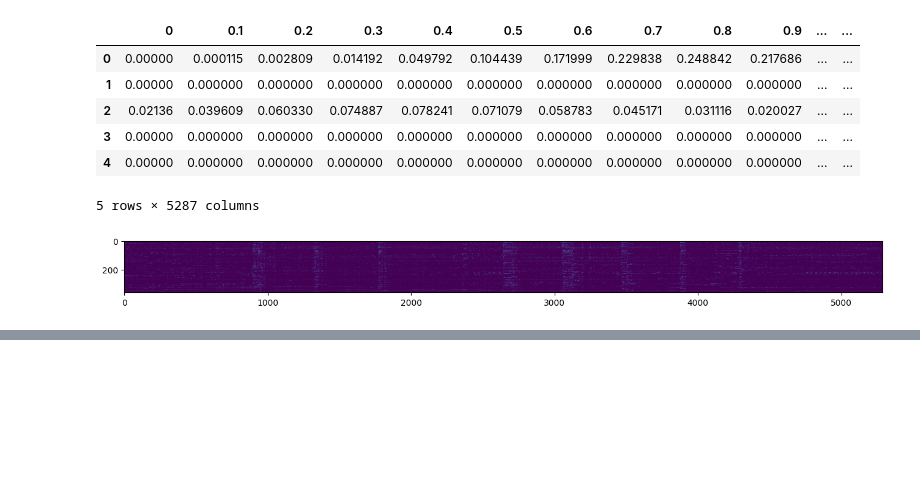
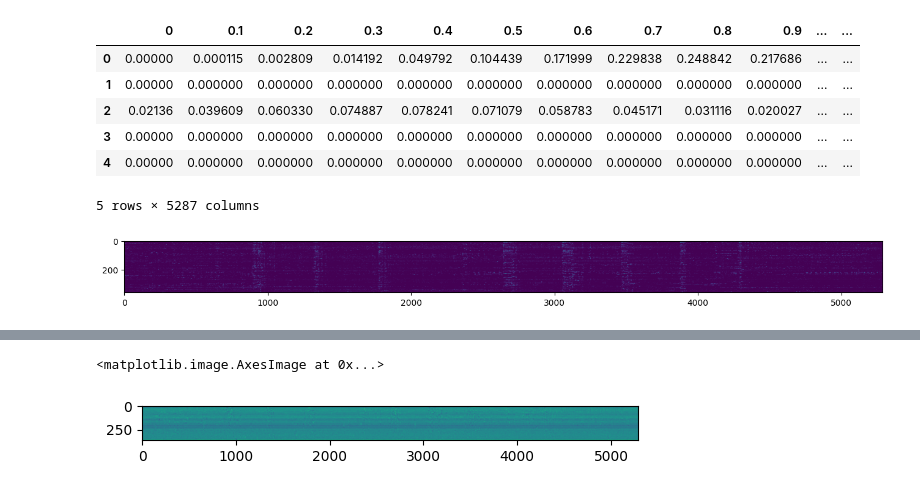
Before and after one commit to RasHerlo/RasPUTin, a Jupyter notebook: Uploading_Raster_from_Gdrive.ipynb, the cells around one changed output, grey strips where cells are left out. Cells and saved outputs as stored; diff of their text form; code cells hidden in the pictures; blank space fills up the shorter version.

```diff
--- a/Uploading_Raster_from_Gdrive.ipynb
+++ b/Uploading_Raster_from_Gdrive.ipynb
@@ -102,0 +156,5 @@ plt.show()
+# %%
+plt.imshow(PCs_Norm, vmin=0, vmax=1)
+# %% [output]
+<matplotlib.image.AxesImage at 0x...>
+[figure, added]
```
Also changed, not shown: parts of 7 cells of this notebook.
